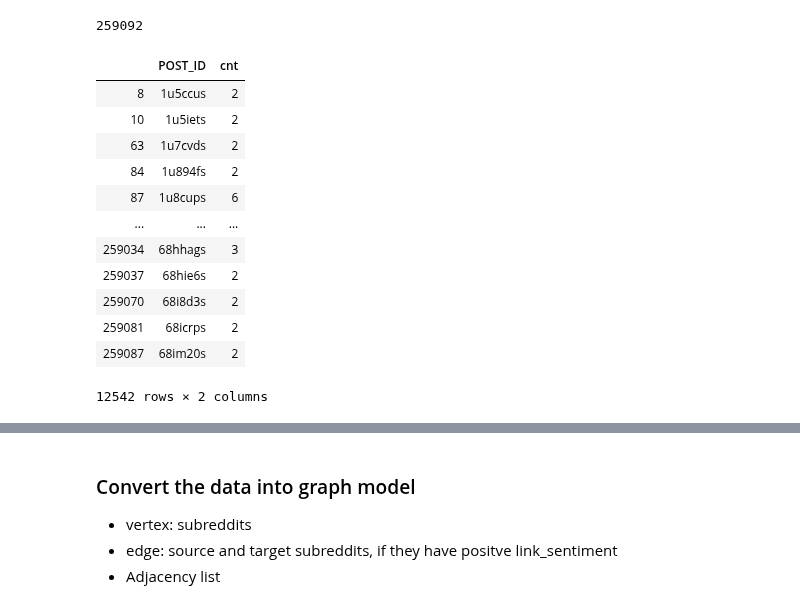
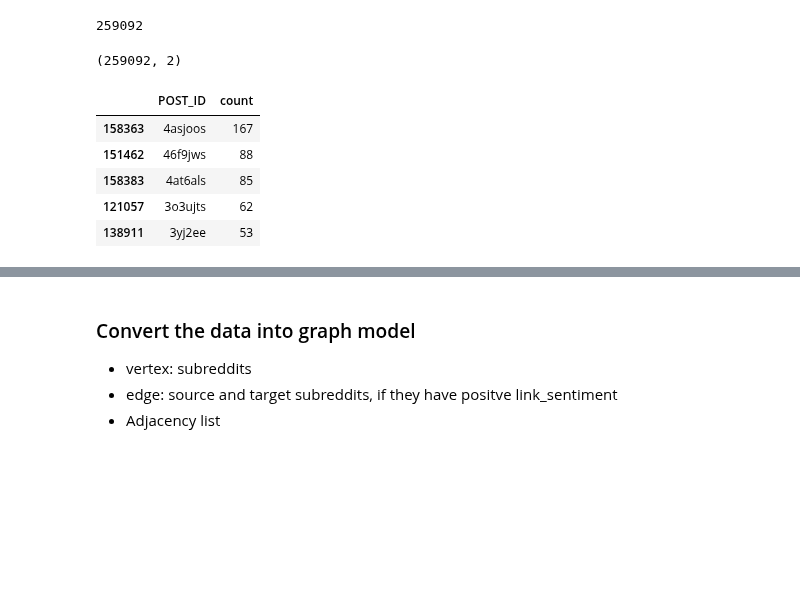
Before and after one commit to maliakber/algorithm-data-model-csc-501, a Jupyter notebook: source/assignment-3/assignment-3-jupnote.ipynb, the cells around one changed output, grey strips where cells are left out. Drawn from its saved outputs; the diff is of its cells as text; code cells hidden in the pictures; blank space fills up the shorter version.

```diff
--- a/source/assignment-3/assignment-3-jupnote.ipynb
+++ b/source/assignment-3/assignment-3-jupnote.ipynb
@@ -73,21 +152,15 @@ uniquePost.size
 # %% [output]
 259092
 # %%
-post = data.groupby('POST_ID')['LINK_SENTIMENT'].count().reset_index(name='cnt')
-post = post[post.cnt>1]
-post
+post = data.groupby('POST_ID')['LINK_SENTIMENT'].count().reset_index(name='count').sort_values(by='count', ascending=False)
+print(post.shape)
+post.head()
 # %% [output]
+(259092, 2)
-|  | POST_ID | cnt |
-| 8 | 1u5ccus | 2 |
-| 10 | 1u5iets | 2 |
-| 63 | 1u7cvds | 2 |
-| 84 | 1u894fs | 2 |
-| 87 | 1u8cups | 6 |
-| ... | ... | ... |
-| 259034 | 68hhags | 3 |
-| 259037 | 68hie6s | 2 |
-| 259070 | 68i8d3s | 2 |
-| 259081 | 68icrps | 2 |
-| 259087 | 68im20s | 2 |
+|  | POST_ID | count |
+| 158363 | 4asjoos | 167 |
+| 151462 | 46f9jws | 88 |
+| 158383 | 4at6als | 85 |
+| 121057 | 3o3ujts | 62 |
+| 138911 | 3yj2ee | 53 |
-12542 rows × 2 columns
 # %%
```
Also changed, not shown: parts of 54 cells of this notebook.
